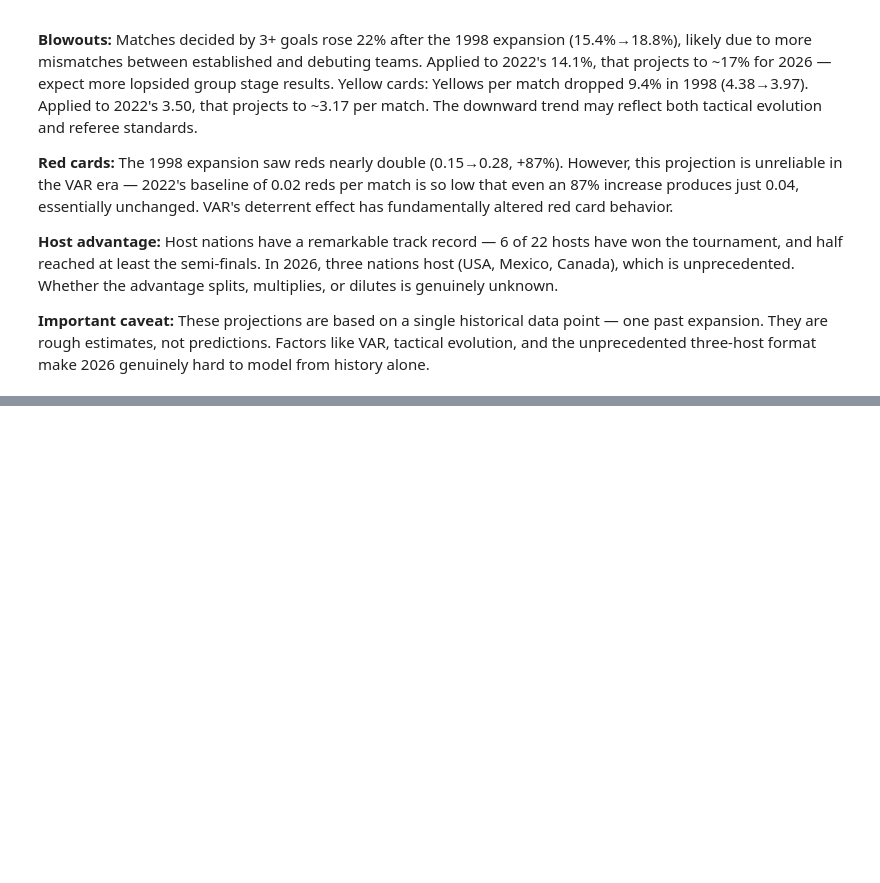
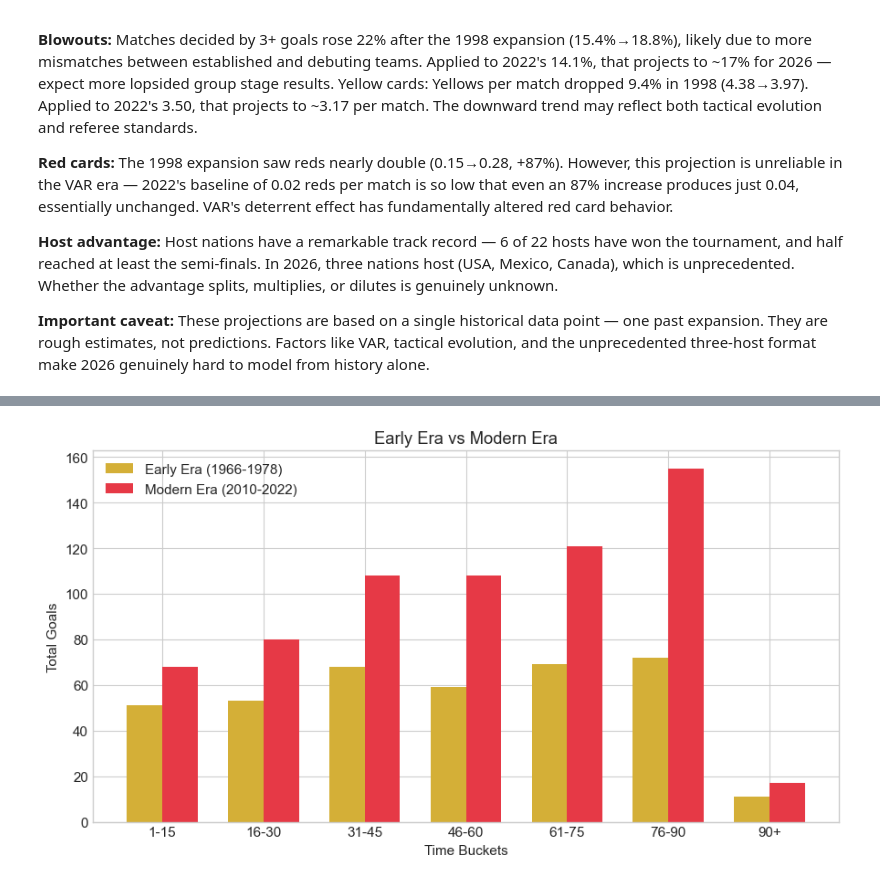
Before and after one commit to Nade94/data-analytics-portfolio-projects, a Jupyter notebook: world-cup-analysis/notebooks/worldcup_analysis.ipynb, the cells around one changed output, grey strips where cells are left out. Cells and saved outputs as stored; diff of their text form; code cells hidden in the pictures; blank space fills up the shorter version.

```diff
--- a/world-cup-analysis/notebooks/worldcup_analysis.ipynb
+++ b/world-cup-analysis/notebooks/worldcup_analysis.ipynb
@@ -729,0 +779,18 @@ Yellow cards: Yellows per match dropped 9.4% in 1998 (4.38→3.97). Applied to 2
+# %%
+modern_era = pd.read_sql("""
+                            SELECT
+                                CASE
+                                    WHEN minute_regulation <= 15 THEN '1-15'
+                                    WHEN minute_regulation <= 30 THEN '16-30'
+                                    WHEN minute_regulation <= 45 THEN '31-45'
+                                    WHEN minute_regulation <= 60 THEN '46-60'
+                                    WHEN minute_regulation <= 75 THEN '61-75'
+                                    WHEN minute_regulation <= 90 THEN '76-90'
+                                    WHEN minute_regulation > 90 THEN '90+'
+                                END AS minute_bucket,
+                                COUNT (*) AS total_goals
+                            FROM goals
+                            WHERE tournament_name LIKE '%FIFA Men''s World Cup' AND tournament_id IN ('WC-2010', 'WC-2014', 'WC-2018', 'WC-2022')
+                            GROUP BY minute_bucket
+                            """, conn)
+modern_era
@@ -729,0 +806,20 @@ Yellow cards: Yellows per match dropped 9.4% in 1998 (4.38→3.97). Applied to 2
+# %%
+x = np.arange(len(early_era['minute_bucket']))
+width = 0.35
+
+fig, ax = plt.subplots()
+ax.bar(x - width/2, early_era['total_goals'], width, label='Early Era (1966-1978)', color=COLOR_PRIMARY)
+ax.bar(x + width/2, modern_era['total_goals'], width, label='Modern Era (2010-2022)', color=COLOR_SECONDARY)
+
+ax.set_xticks(x)
+ax.set_xticklabels(early_era['minute_bucket'])
+
+ax.set_title('Early Era vs Modern Era')
+ax.set_xlabel('Time Buckets')
+ax.set_ylabel('Total Goals')
+
+plt.tight_layout()
+plt.legend()
+plt.show()
+# %% [output]
+[figure, added]
```
Also changed, not shown: parts of 34 cells of this notebook, 17 other files.
